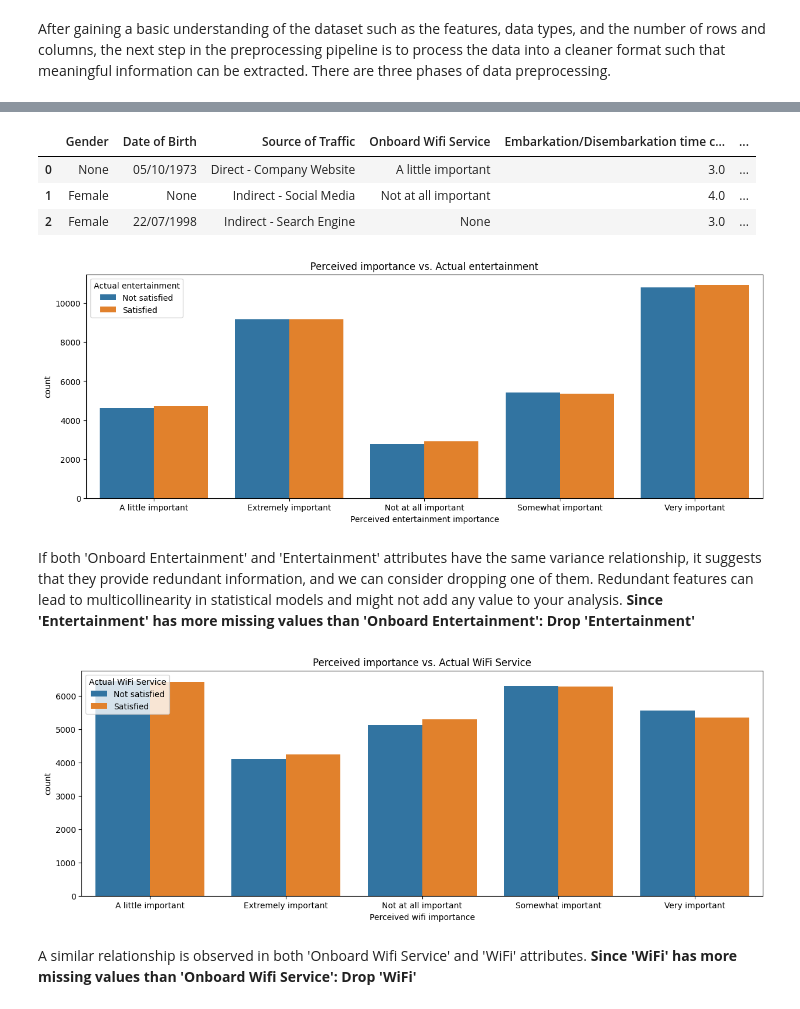
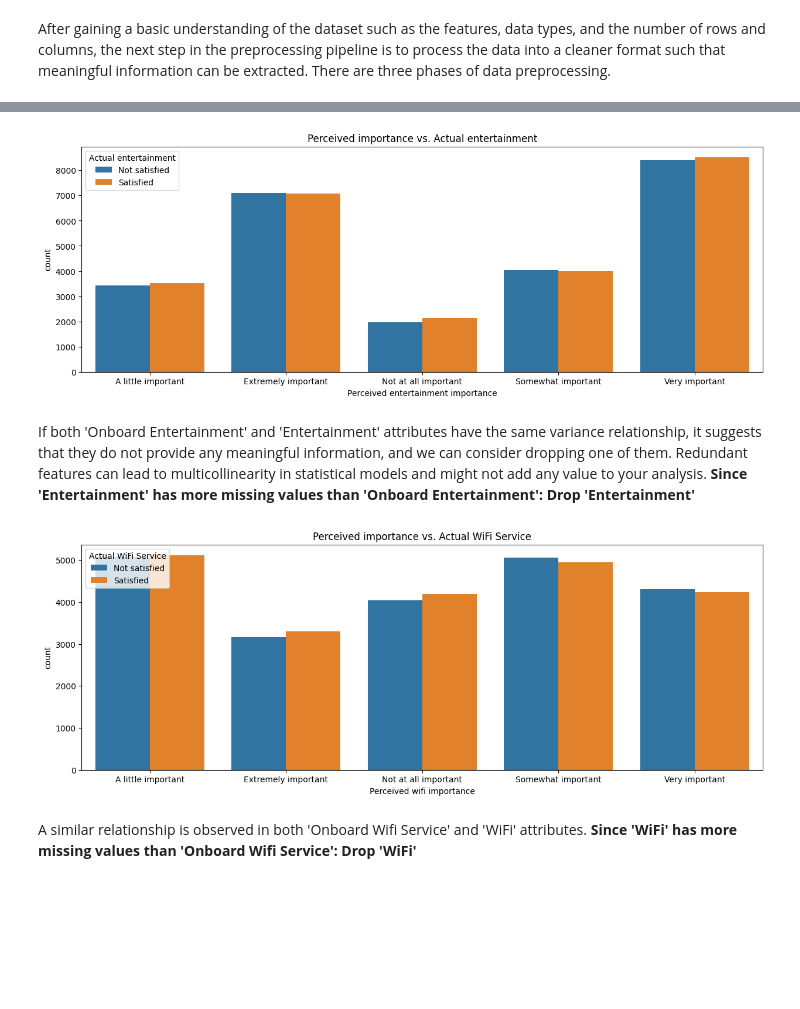
Before and after one commit to crystaltys/aiap15-Crystal-Toh-Yi-Shan-747G, a Jupyter notebook: eda.ipynb, the cells around one changed output, grey strips where cells are left out. Drawn from its saved outputs; the diff is of its cells as text; code cells hidden in the pictures; blank space fills up the shorter version.

Commit message:
data clean finish

```diff
--- a/eda.ipynb
+++ b/eda.ipynb
@@ -121,0 +268,7 @@ From the dataset information, besides 'Source of Traffic', 'Logging', 'Ext_Intco
+# %%
+#  3.0  [Invalid] Handle missing invalid data in 'Cruise Distance'
+#  3.1 [Invalid] Apply abs() to negative values 'Cruise Distance'
+#  3.2 [Invalid] Impute 0 values in 'Cruise Distance' by estimation using the median of 'Cruise Name' and 'Ticket Type' group
+# >3.3 [Invalid] Drop rows where 'Cruise Distance'==0 since the rankings of each perceived importance is dependent on this feature to a large extent
+print(new_df[new_df['Cruise Distance'] != 0].shape)
+new_df = new_df[new_df['Cruise Distance'] != 0]
@@ -121,0 +277,7 @@ From the dataset information, besides 'Source of Traffic', 'Logging', 'Ext_Intco
+# %%
+# 4. [Missing] Drop 'Cruise Name' which are None since it is qualitative nominal data that does not provide meaningful data.
+field = 'Cruise Name'
+isInvalid= new_df[new_df['Cruise Name'].isnull()].shape[0]
+percInvalid = isInvalid/new_df[[field]].shape[0]*100
+print("> There are %d (%.1f%%) invalid and missing data in '%s'" % (isInvalid, percInvalid, field))
+new_df = new_df.drop(columns=['Cruise Name'])
@@ -121,0 +298,11 @@ From the dataset information, besides 'Source of Traffic', 'Logging', 'Ext_Intco
+# %%
+# 5. [Invalid] From the dataset description 'Embarkation/Disembarkation time convenient', 'Ease of Online booking',
+# 'Gate location','Online Check-in', Cabin Comfort', 'Cabin service', 'Onboard Service', 'Cleanliness', 'WiFi', 'Dining'
+# and 'Entertainment' has out of range where '0' is present in the data.
+
+rangeCheck = pd.concat([new_df.iloc[:, 4:7],new_df.iloc[:, 9:11],new_df.iloc[:, 12],new_df.iloc[:, 15:17]\
+                        ,new_df.iloc[:, 20:]], axis=1)
+for i in rangeCheck.columns:
+    zero_count = rangeCheck[rangeCheck[i]==0.0].shape[0]
+    perc = zero_count/new_df[i].shape[0]*100
+    print('> %s, "0" response : %d (%.1f%%)' % (i,zero_count,perc))
@@ -122 +322,5 @@ From the dataset information, besides 'Source of Traffic', 'Logging', 'Ext_Intco
+# %%
+for col in rangeCheck.columns[:-3]:
+    new_df = new_df[(new_df[col] != 0.0)]
+    rangeCheck = rangeCheck[(rangeCheck[col] != 0.0)]
 # %%
@@ -145,8 +350,0 @@ ent_null_df.head(4)
-# %%
-# duplicates are removed
-df.head(3)
-# %% [output]
-|  | Gender | Date of Birth | Source of Traffic | Onboard Wifi Service | Embarkation/Disembarkation time c... | ... |
-| 0 | None | 05/10/1973 | Direct - Company Website | A little important | 3.0 | ... |
-| 1 | Female | None | Indirect - Social Media | Not at all important | 4.0 | ... |
-| 2 | Female | 22/07/1998 | Indirect - Search Engine | None | 3.0 | ... |
@@ -155,20 +351,27 @@ satisfied_scale_mapper = {0 : 'Not satisfied', 1 : 'Satisfied'}
 # %%
-# Entertainment
-ent_df = pd.DataFrame({'count' : df.groupby(['Entertainment','Onboard Entertainment']).size()}).reset_index()
+#  6.0 [Invalid] Handle 'WiFi', 'Dining' and 'Entertainment' features since they have a large proportion of out of range data.
+#  6.1 Check percentage of missing data for each feature
+#  6.2 Check perceived importance vs actual metrics. Eg: 'Entertainment' and 'Onboard Entertainment'
+satisfied_scale_mapper = {0 : 'Not satisfied', 1 : 'Satisfied'}
+
+ent_df = pd.DataFrame({'count' : new_df.groupby(['Entertainment','Onboard Entertainment']).size()}).reset_index()
 ent_df['Entertainment'] = ent_df['Entertainment'].replace(satisfied_scale_mapper)
 plt.subplots(figsize = (15,5))
 sns.barplot(data=ent_df, x='Onboard Entertainment', y='count', hue='Entertainment')
 plt.title("Perceived importance vs. Actual entertainment")
 plt.legend(title='Actual entertainment', loc='upper left')
 plt.xlabel('Perceived entertainment importance')
 plt.show()
 # %% [output]
-[figure, old version]
+[figure, new version]
 # %% [markdown]
-If both 'Onboard Entertainment' and 'Entertainment' attributes have the same variance relationship, it suggests that they provide redundant information, and we can consider dropping one of them. Redundant features can lead to multicollinearity in statistical models and might not add any value to your analysis. **Since 'Entertainment' has more missing values than 'Onboard Entertainment': Drop 'Entertainment'**
+If both 'Onboard Entertainment' and 'Entertainment' attributes have the same variance relationship, it suggests that they do not provide any meaningful information, and we can consider dropping one of them. Redundant features can lead to multicollinearity in statistical models and might not add any value to your analysis. **Since 'Entertainment' has more missing values than 'Onboard Entertainment': Drop 'Entertainment'**
 # %%
-# Wifi
-wifi_df = pd.DataFrame({'count' : df.groupby(['WiFi','Onboard Wifi Service']).size()}).reset_index()
+#  6.0 [Invalid] Handle 'WiFi', 'Dining' and 'Entertainment' features since they have a large proportion of out of range data.
+#  6.1 Check percentage of missing data for each feature
+#  6.2 Check perceived importance vs actual metrics. Eg: 'Entertainment' and 'Onboard Entertainment'
+
+wifi_df = pd.DataFrame({'count' : new_df.groupby(['WiFi','Onboard Wifi Service']).size()}).reset_index()
 wifi_df['WiFi'] = wifi_df['WiFi'].replace(satisfied_scale_mapper)
 plt.subplots(figsize = (15,5))
 sns.barplot(data=wifi_df, x='Onboard Wifi Service', y='count', hue='WiFi')
@@ -177,7 +380,7 @@ plt.legend(title='Actual WiFi Service', loc='upper left')
 plt.xlabel('Perceived wifi importance')
 plt.show()
 # %% [output]
-[figure, old version]
+[figure, new version]
 # %% [markdown]
 A similar relationship is observed in both 'Onboard Wifi Service' and 'WiFi' attributes. **Since 'WiFi' has more missing values than 'Onboard Wifi Service': Drop 'WiFi'**
 # %%
```
Also changed, not shown: parts of 61 cells of this notebook, 1 other file.
